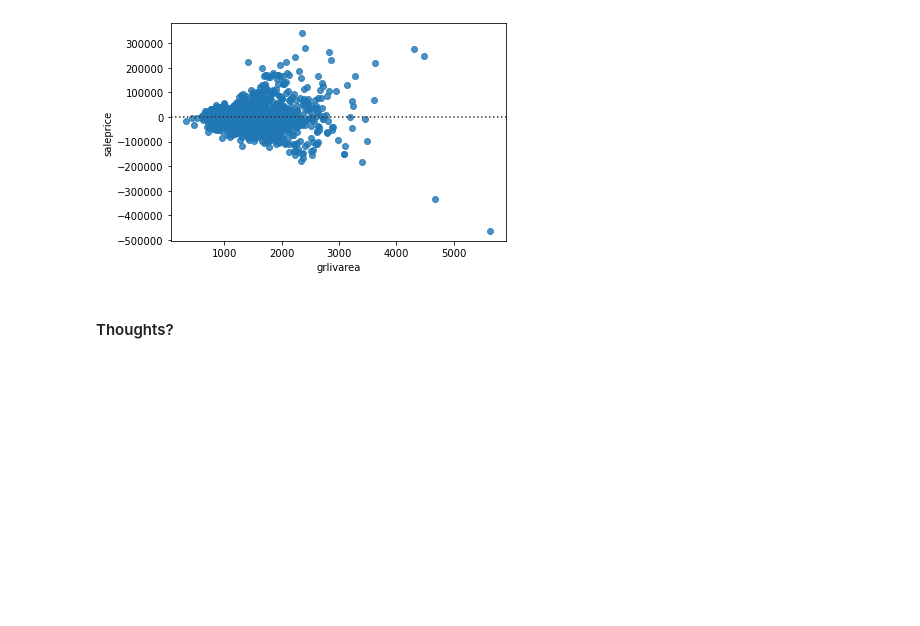
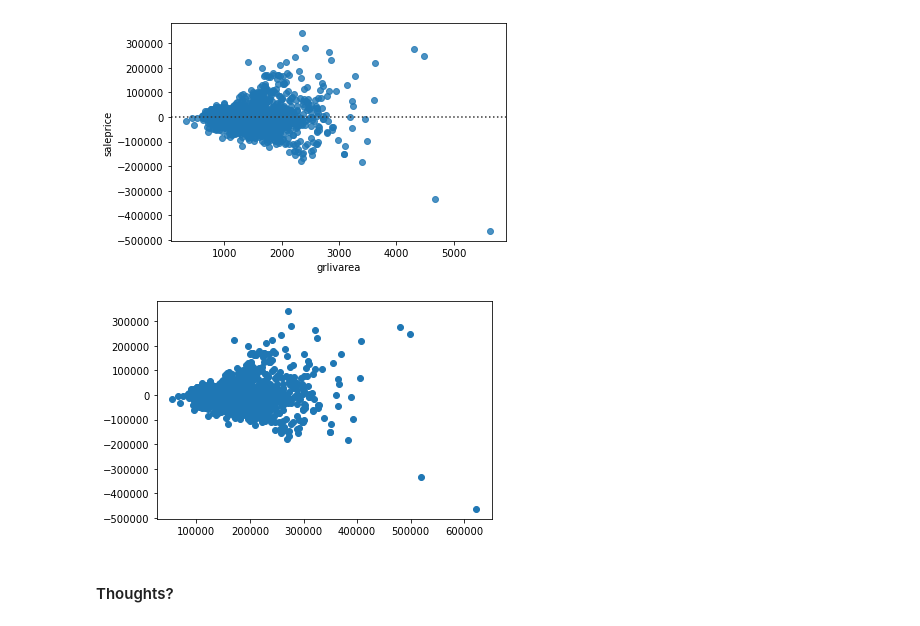
Before and after one commit to jskominsky/DS-Live-022122, a Jupyter notebook: Phase2/29-b-SLR-Practice.ipynb, the cells around one changed output. Cells and saved outputs as stored; diff of their text form; code cells hidden in the pictures; blank space fills up the shorter version.

```diff
--- a/Phase2/29-b-SLR-Practice.ipynb
+++ b/Phase2/29-b-SLR-Practice.ipynb
@@ -225,6 +237,9 @@ sns.residplot(x=X, y=y);
 [figure]
 # %%
 # scatter
+plt.scatter(preds, resids);
+# %% [output]
+[figure, added]
 # %% [markdown]
 #### Thoughts?
 # %% [markdown]
```
Also changed, not shown: parts of 8 cells of this notebook, 8 other files.
